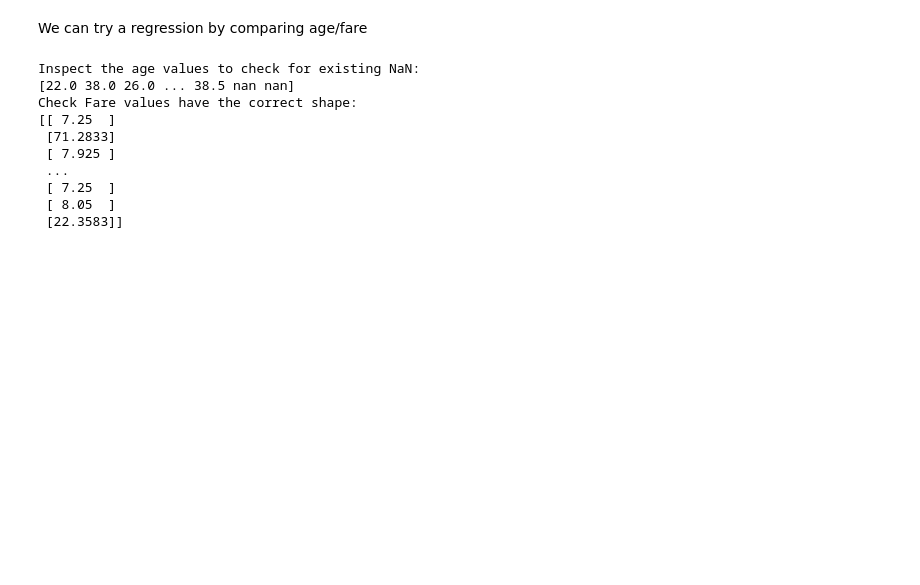
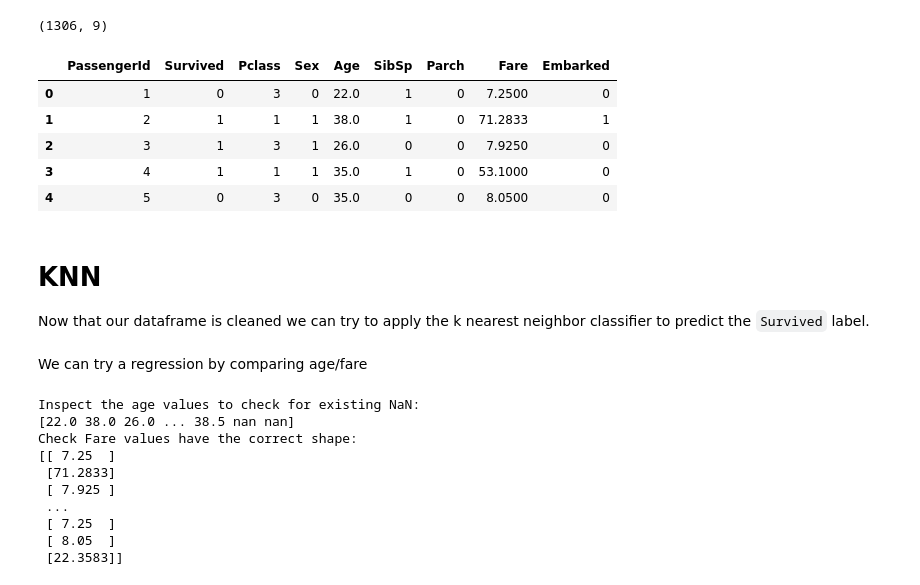
Before and after one commit to SimonLab/titanic-models, a Jupyter notebook: models.ipynb, the cells around one changed output. Drawn from its saved outputs; the diff is of its cells as text; code cells hidden in the pictures; blank space fills up the shorter version.

Commit message:
Clean dataframe
- Create dataframe
- Remove features not used
- Convert NaN values
- Convert string values to numeric values

```diff
--- a/regression-model.ipynb
+++ b/models.ipynb
@@ -23,3 +59,39 @@ titanic.head()
+# %%
+# remove NaN rows from Embarked and Fare
+df = titanic.dropna(subset=['Embarked'])
+df = df.dropna(subset=['Fare'])
+
+# Replace NaN age by the mean value
+df['Age'].fillna((df['Age'].mean()), inplace=True)
+
+# drop name, ticket and cabin
+df = df.drop('Name', axis=1);
+df = df.drop('Ticket', axis=1);
+df = df.drop('Cabin', axis=1);
+
+# convert Sex to 0 1
+df.loc[df['Sex'] == 'male', 'Sex'] = 0
+df.loc[df['Sex'] == 'female', 'Sex'] = 1
+
+# convert Embarked to S=0 C=1 Q=2
+df.loc[df['Embarked'] == 'S', 'Embarked'] = 0
+df.loc[df['Embarked'] == 'C', 'Embarked'] = 1
+df.loc[df['Embarked'] == 'Q', 'Embarked'] = 2
+print(df.shape) # (1306, 9)
+df.head()
+# %% [output]
+(1306, 9)
+|  | PassengerId | Survived | Pclass | Sex | Age | SibSp | Parch | Fare | Embarked |
+| 0 | 1 | 0 | 3 | 0 | 22.0 | 1 | 0 | 7.2500 | 0 |
+| 1 | 2 | 1 | 1 | 1 | 38.0 | 1 | 0 | 71.2833 | 1 |
+| 2 | 3 | 1 | 3 | 1 | 26.0 | 0 | 0 | 7.9250 | 0 |
+| 3 | 4 | 1 | 1 | 1 | 35.0 | 1 | 0 | 53.1000 | 0 |
+| 4 | 5 | 0 | 3 | 0 | 35.0 | 0 | 0 | 8.0500 | 0 |
+# %% [markdown]
+# KNN
+
+Now that our dataframe is cleaned we can try to apply the k nearest neighbor classifier
+to predict the `Survived` label.
 # %% [markdown]
 We can try a regression by comparing age/fare
 # %%
```
Also changed, not shown: parts of 6 cells of this notebook.
